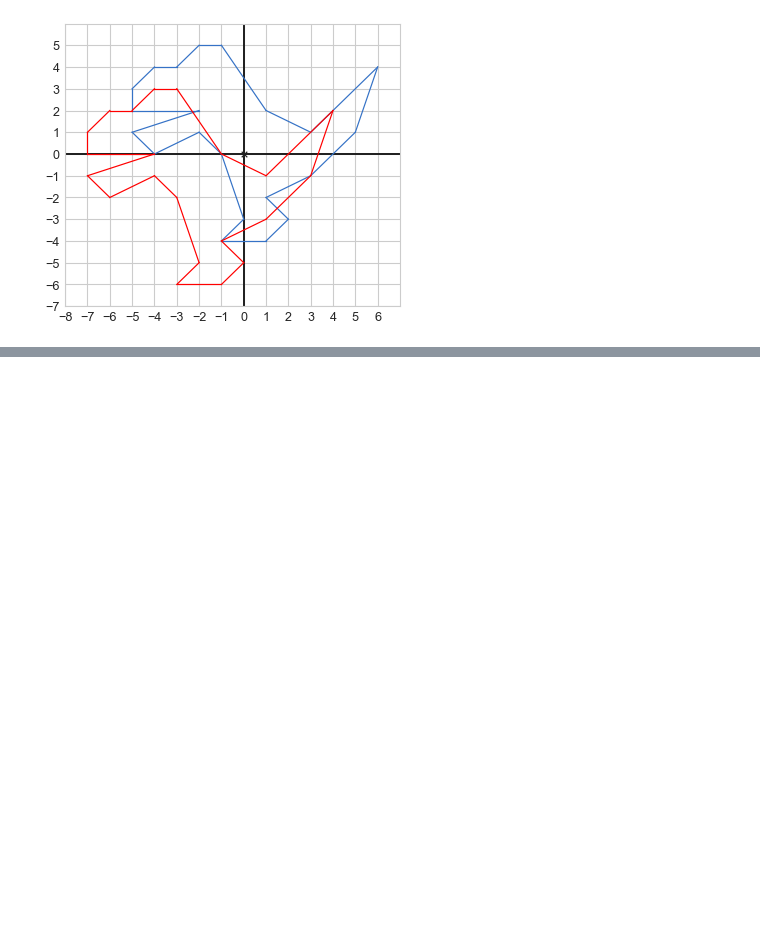
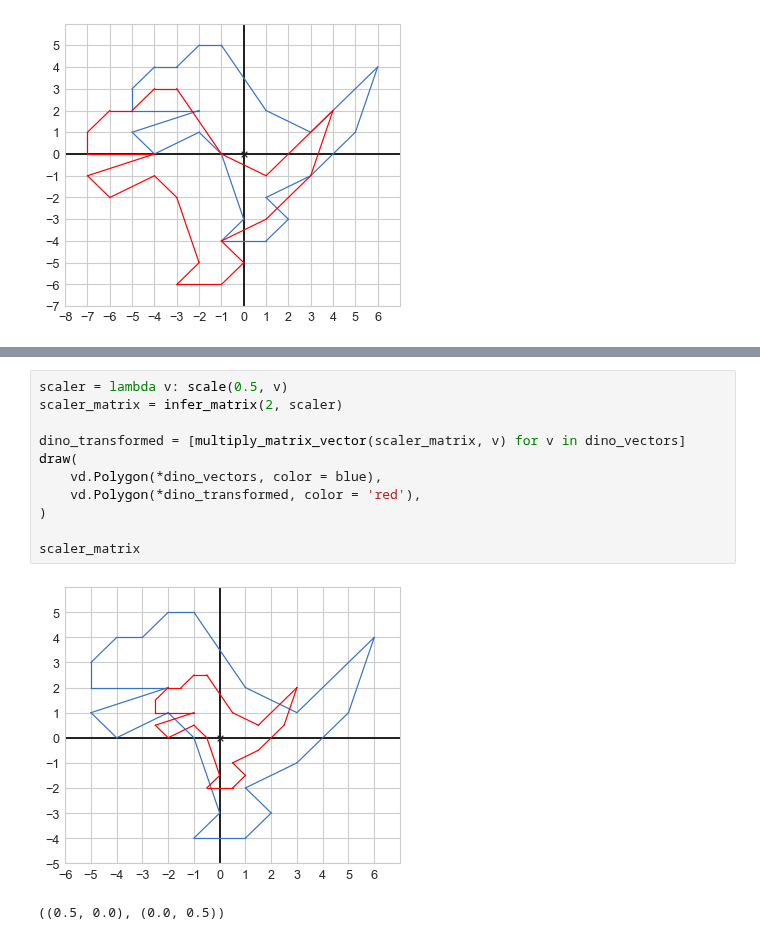
Before and after one commit to aliakhtar/maths4programmers-python, a Jupyter notebook: ch05/5.3.ipynb, the cells around one changed output, grey strips where cells are left out. Saved outputs shown, nothing was run; the diff lists cells and outputs as text; blank space fills up the shorter version.

```diff
--- a/ch05/5.3.ipynb
+++ b/ch05/5.3.ipynb
@@ -82,0 +102,14 @@ draw(
+# %%
+scaler = lambda v: scale(0.5, v)
+scaler_matrix = infer_matrix(2, scaler)
+
+dino_transformed = [multiply_matrix_vector(scaler_matrix, v) for v in dino_vectors]
+draw(
+    vd.Polygon(*dino_vectors, color = blue),
+    vd.Polygon(*dino_transformed, color = 'red'),
+)
+
+scaler_matrix
+# %% [output]
+[figure, added]
+((0.5, 0.0), (0.0, 0.5))
```
Also changed, not shown: parts of 4 cells of this notebook.
